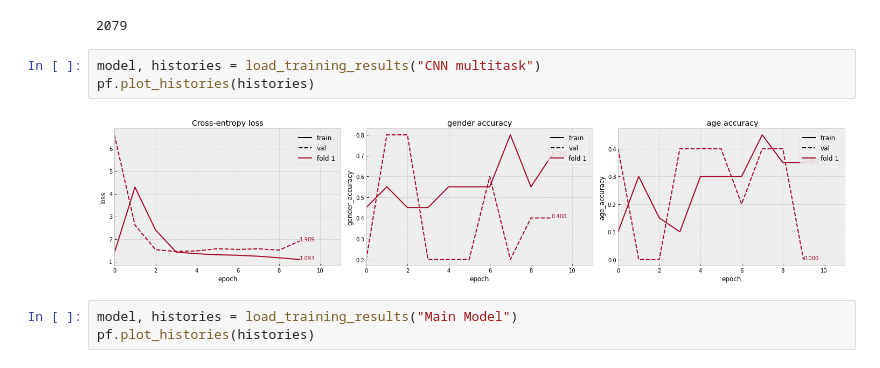
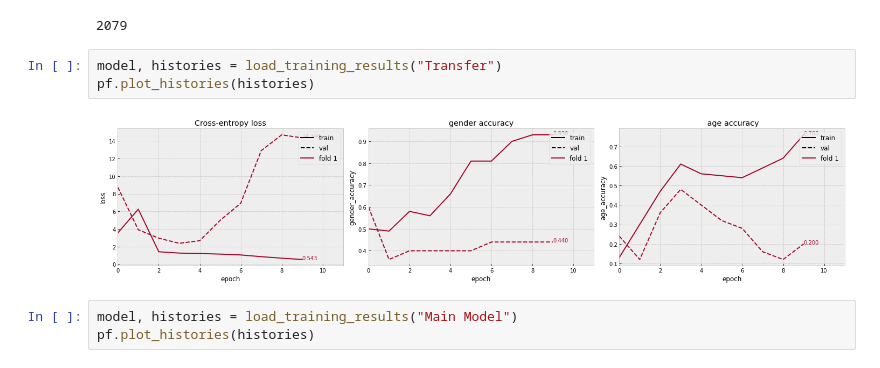
Before and after one commit to tejasr112002/Gender_recognition, a Jupyter notebook: test.ipynb, the cells around one changed output. Cells and saved outputs as stored; diff of their text form.

```diff
--- a/test.ipynb
+++ b/test.ipynb
@@ -97,10 +114,10 @@ unique_subjects = df.face_id.unique().shape[0]
 # %% [output]
 2079
 # %%
-model, histories = load_training_results("CNN multitask")
+model, histories = load_training_results("Transfer")
 pf.plot_histories(histories)
 # %% [output]
-[figure, old version]
+[figure, new version]
 # %%
 model, histories = load_training_results("Main Model")
 pf.plot_histories(histories)
```
Also changed, not shown: parts of 2 cells of this notebook, 2 other files.
